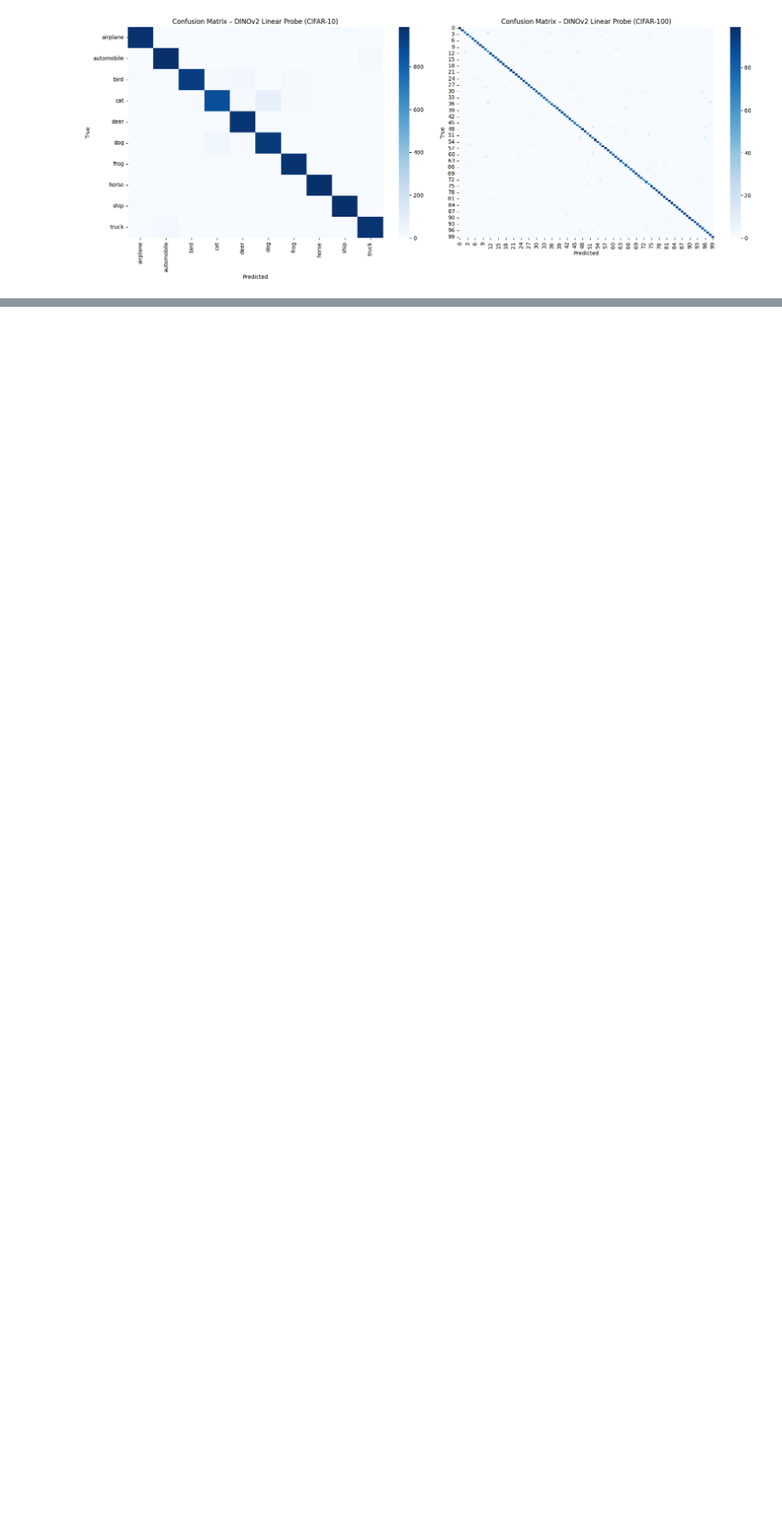
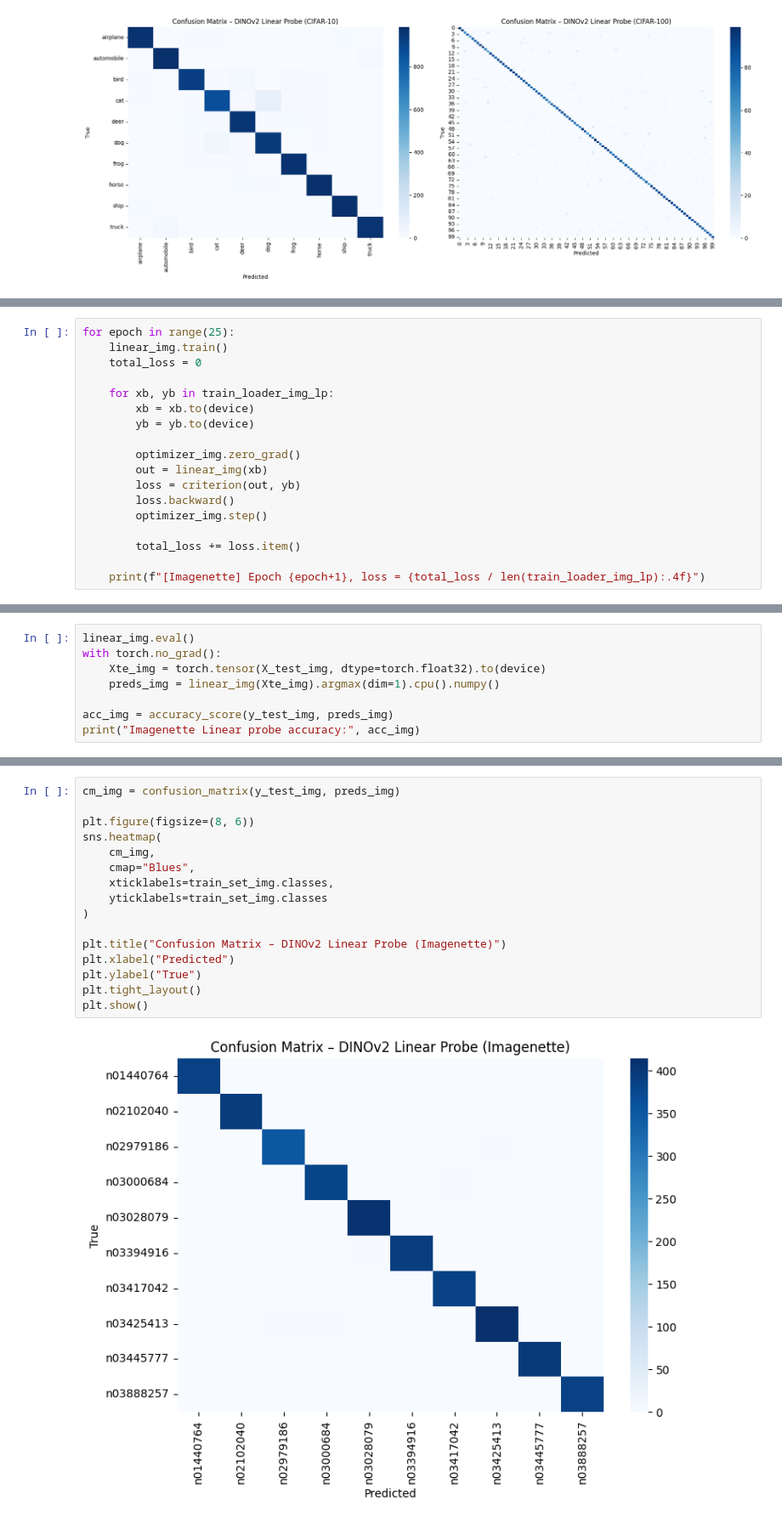
Before and after one commit to Florijan03/Diplomski-projekt, a Jupyter notebook: DinoV2.ipynb, the cells around one changed output, grey strips where cells are left out. Shown at 85% size. Saved outputs shown, nothing was run; the diff lists cells and outputs as text; blank space fills up the shorter version.

```diff
--- a/DinoV2.ipynb
+++ b/DinoV2.ipynb
@@ -374,0 +487,18 @@ plt.show()
+# %%
+for epoch in range(25):
+    linear_img.train()
+    total_loss = 0
+
+    for xb, yb in train_loader_img_lp:
+        xb = xb.to(device)
+        yb = yb.to(device)
+
+        optimizer_img.zero_grad()
+        out = linear_img(xb)
+        loss = criterion(out, yb)
+        loss.backward()
+        optimizer_img.step()
+
+        total_loss += loss.item()
+
+    print(f"[Imagenette] Epoch {epoch+1}, loss = {total_loss / len(train_loader_img_lp):.4f}")
@@ -374,0 +523,8 @@ plt.show()
+# %%
+linear_img.eval()
+with torch.no_grad():
+    Xte_img = torch.tensor(X_test_img, dtype=torch.float32).to(device)
+    preds_img = linear_img(Xte_img).argmax(dim=1).cpu().numpy()
+
+acc_img = accuracy_score(y_test_img, preds_img)
+print("Imagenette Linear probe accuracy:", acc_img)
@@ -374,0 +533,18 @@ plt.show()
+# %%
+cm_img = confusion_matrix(y_test_img, preds_img)
+
+plt.figure(figsize=(8, 6))
+sns.heatmap(
+    cm_img,
+    cmap="Blues",
+    xticklabels=train_set_img.classes,
+    yticklabels=train_set_img.classes
+)
+
+plt.title("Confusion Matrix – DINOv2 Linear Probe (Imagenette)")
+plt.xlabel("Predicted")
+plt.ylabel("True")
+plt.tight_layout()
+plt.show()
+# %% [output]
+[figure, added]
```
Also changed, not shown: parts of 26 cells of this notebook.
